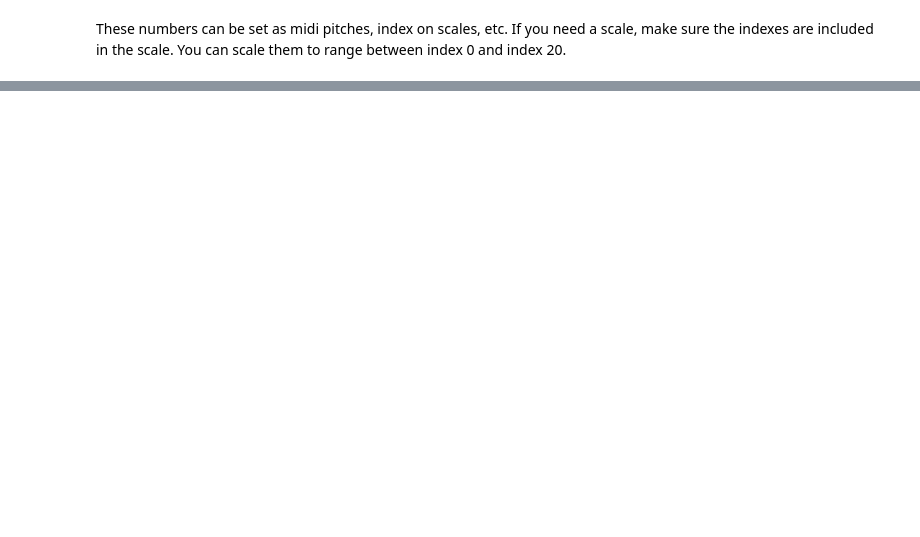
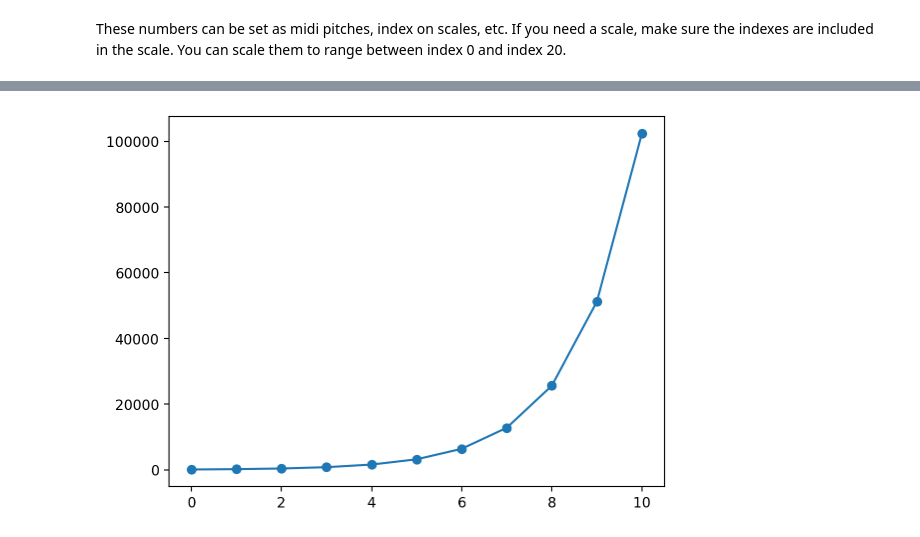
Before and after one commit to essicolo/djalgo, a Jupyter notebook: docs/06_fractals.ipynb, the cells around one changed output, grey strips where cells are left out. Cells and saved outputs as stored; diff of their text form; code cells hidden in the pictures; blank space fills up the shorter version.

```diff
--- a/docs/06_fractals.ipynb
+++ b/docs/06_fractals.ipynb
@@ -214,0 +226,14 @@ WIP
+# %%
+def growth(x, r):
+    return r * x # simple exponential growth
+
+initial_population = 100
+population = [initial_population]
+generations = 10
+growth_rate = 2 # population doubles each generation
+for i in range(generations):
+    population.append(growth(population[i], growth_rate))
+
+plt.plot(range(generations+1), population, '-o');
+# %% [output]
+[figure, added]
```
Also changed, not shown: parts of 18 cells of this notebook, 47 other files.
